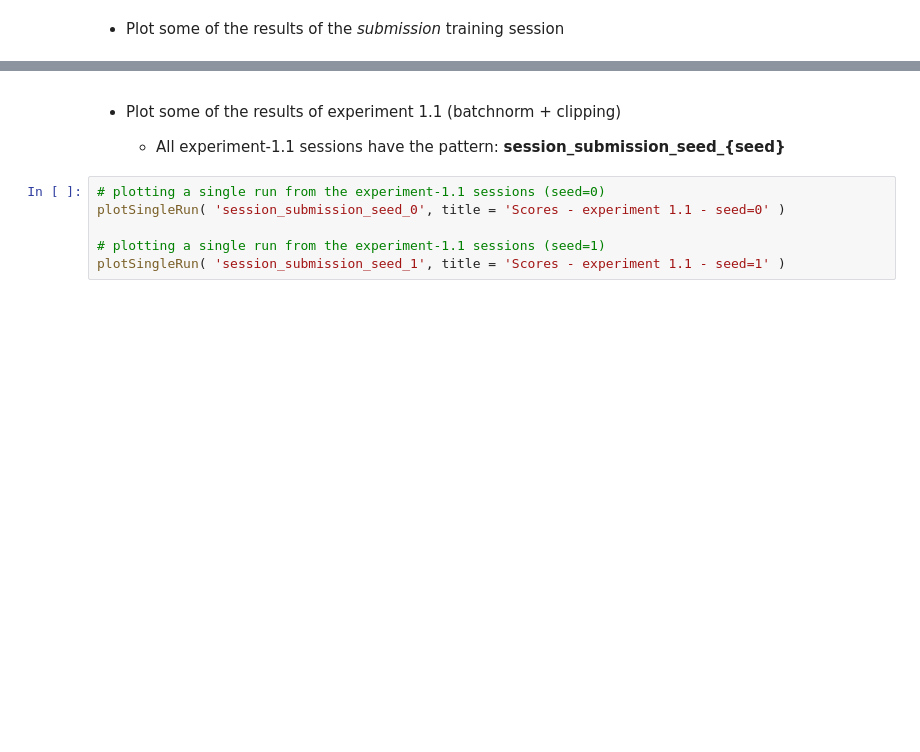
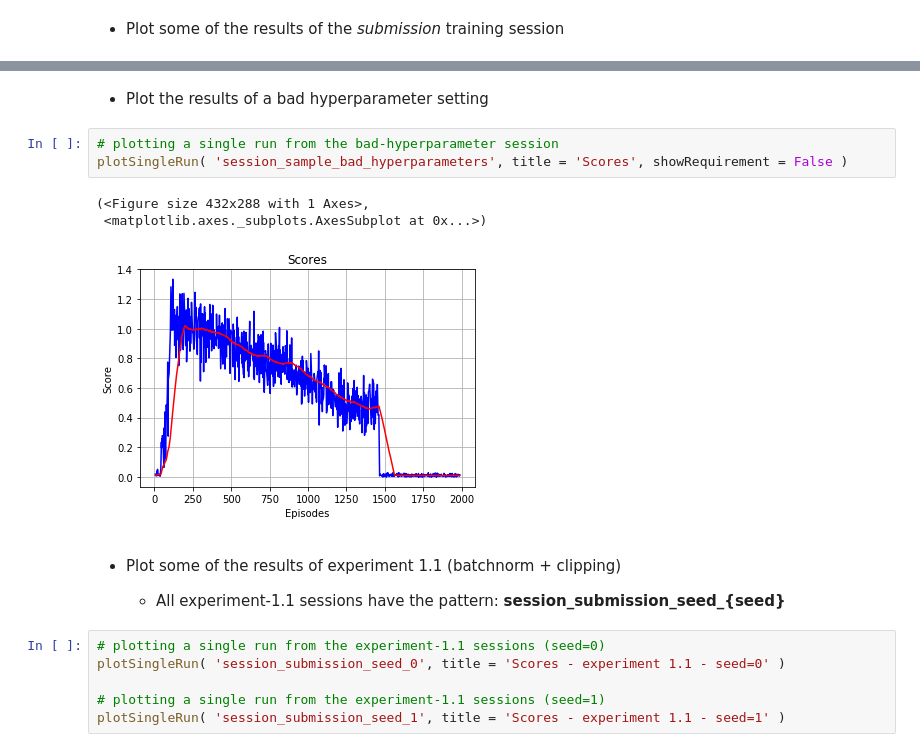
Before and after one commit to wpumacay/DeeprlND-projects, a Jupyter notebook: project2-continuous-control/results_analysis.ipynb, the cells around one changed output, grey strips where cells are left out. Saved outputs shown, nothing was run; the diff lists cells and outputs as text; blank space fills up the shorter version.

```diff
--- a/project2-continuous-control/results_analysis.ipynb
+++ b/project2-continuous-control/results_analysis.ipynb
@@ -103,3 +107,12 @@ plotSingleRun( 'session_submission_no_clip_seed_0', title = 'Scores - submission
+# %% [markdown]
+* Plot the results of a bad hyperparameter setting
+# %%
+# plotting a single run from the bad-hyperparameter session
+plotSingleRun( 'session_sample_bad_hyperparameters', title = 'Scores', showRequirement = False )
+# %% [output]
+(<Figure size 432x288 with 1 Axes>,
+ <matplotlib.axes._subplots.AxesSubplot at 0x...>)
+[figure, added]
 # %% [markdown]
 * Plot some of the results of experiment 1.1 (batchnorm + clipping)
 
```
Also changed, not shown: parts of 9 cells of this notebook, 16 other files.
